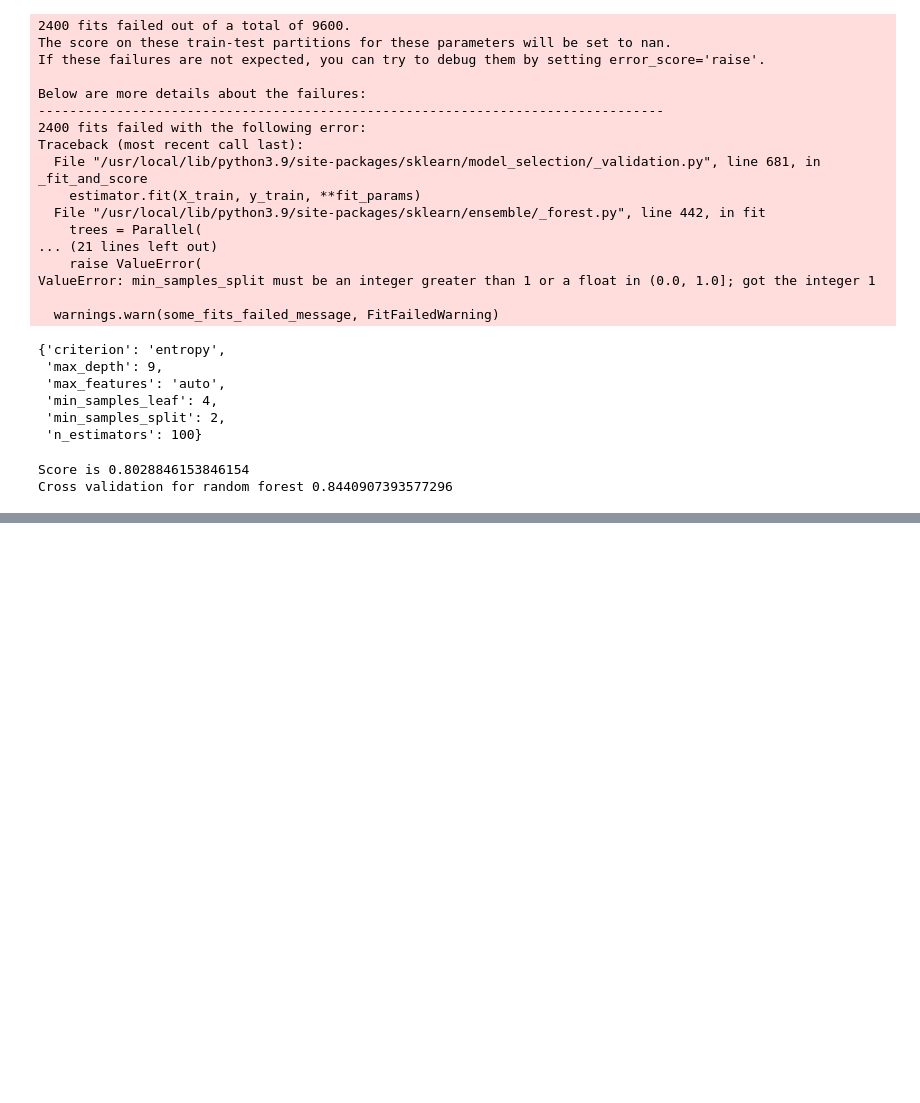
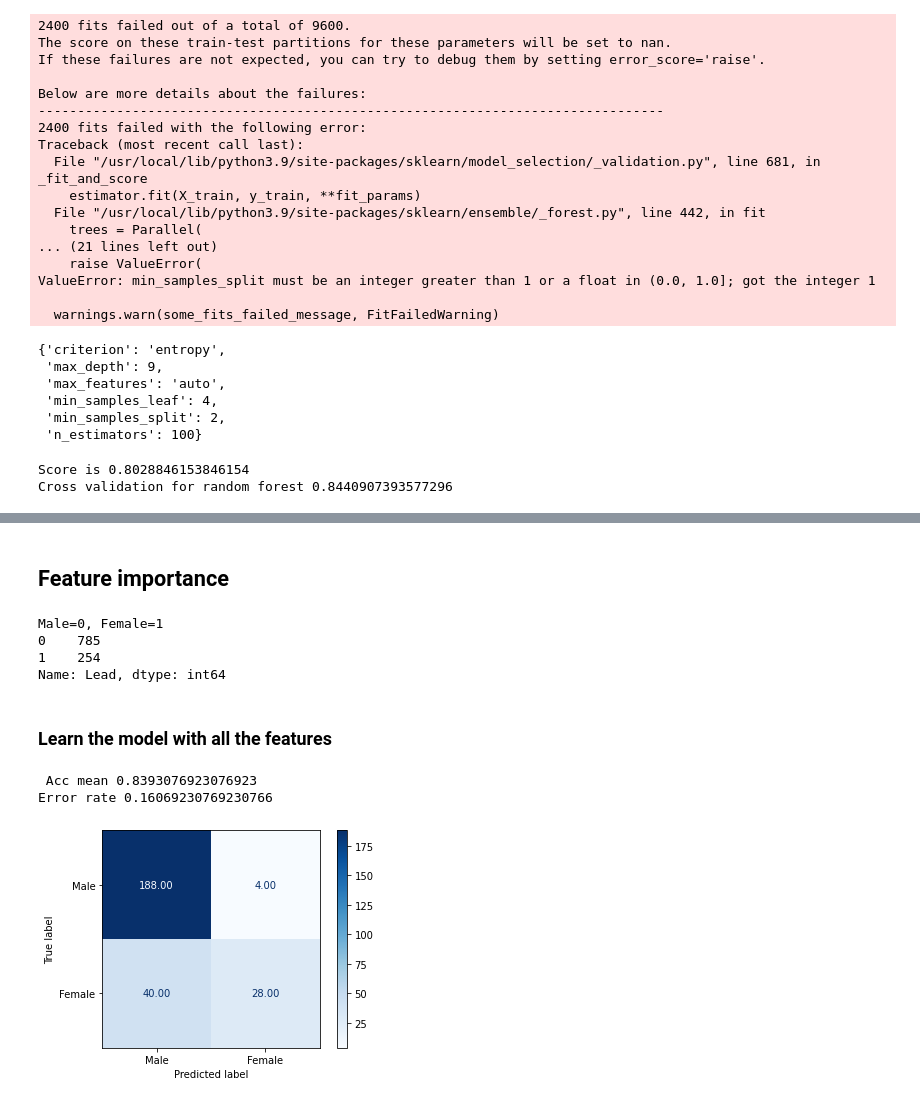
Before and after one commit to jontad/Statistical-Machine-Learning, a Jupyter notebook: randomForest.ipynb, the cells around one changed output, grey strips where cells are left out. Drawn from its saved outputs; the diff is of its cells as text; code cells hidden in the pictures; blank space fills up the shorter version.

Commit message:
confusion matrix done

```diff
--- a/randomForest.ipynb
+++ b/randomForest.ipynb
@@ -525,0 +364,54 @@ print(f' Acc mean {mean_sum}')
+# %% [markdown]
+## Feature importance
+# %%
+count_lead = data['Lead'].value_counts()
+print('Male=0, Female=1')
+print(count_lead)
+# %% [output]
+Male=0, Female=1
+0    785
+1    254
+Name: Lead, dtype: int64
+# %% [markdown]
+### Learn the model with all the features
+# %%
+from sklearn.metrics import plot_confusion_matrix
+sum_score = 0
+err_sum = 0
+x = data.drop(['Lead'], axis=1)
+y = data['Lead']
+loop_iter = 100
+
+for i in range(loop_iter):
+
+    x_train, x_test, y_train, y_test = \
+    train_test_split(x, y, test_size=0.25)
+
+    # Create a model
+    rf_clf= RandomForestClassifier()
+
+    # Train th model
+    rf_clf.fit(x_train, y_train)
+
+    # Cross and validation
+    acc_rf_clf = rf_clf.score(x_test, y_test)
+    prediction = rf_clf.predict(x_test)
+    #rf_cv = cross_val_score(rf_clf, x, y, cv=10)
+    err = np.mean(prediction !=y_test)
+
+    sum_score = sum_score + acc_rf_clf
+    err_sum = err_sum + err
+
+mean_sum = sum_score / loop_iter
+err_mean = err_sum / loop_iter
+print(f' Acc mean {mean_sum}')
+print(f'Error rate {err_mean}')
+
+conf_matrix = plot_confusion_matrix(rf_clf, x_test, y_test,
+                            display_labels=['Male' ,'Female'],
+                            cmap=plt.cm.Blues)
+plt.show()
+# %% [output]
+ Acc mean 0.8393076923076923
+Error rate 0.16069230769230766
+[figure, added]
```
Also changed, not shown: parts of 19 cells of this notebook.
